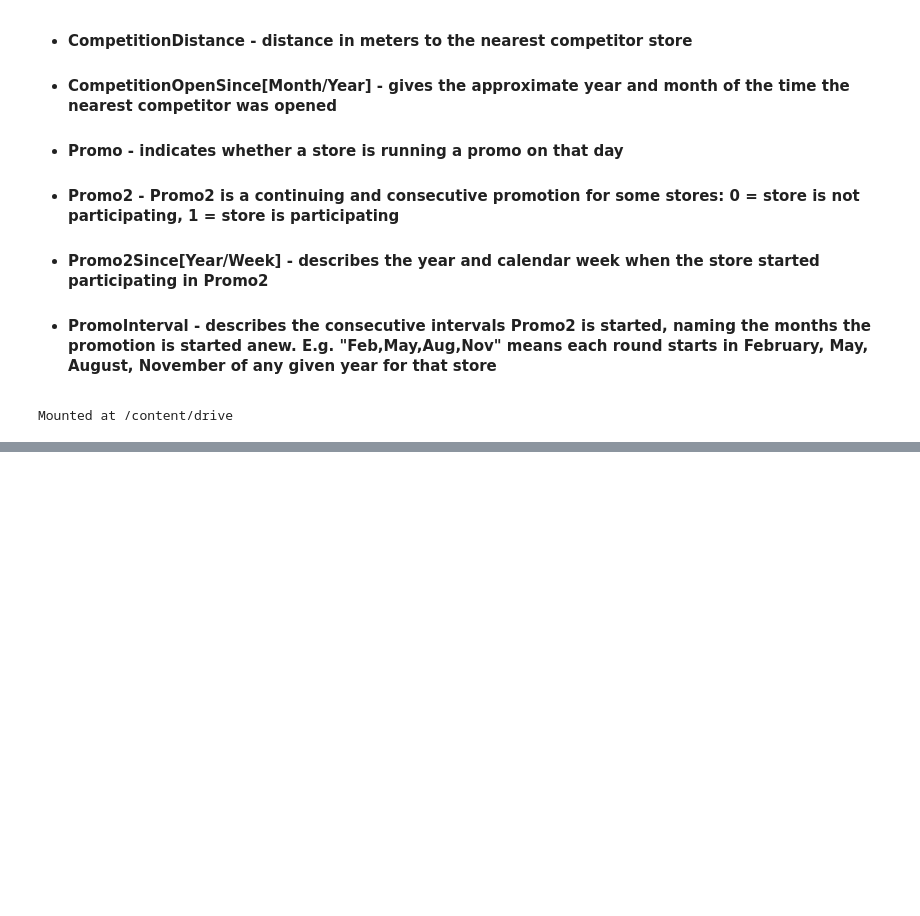
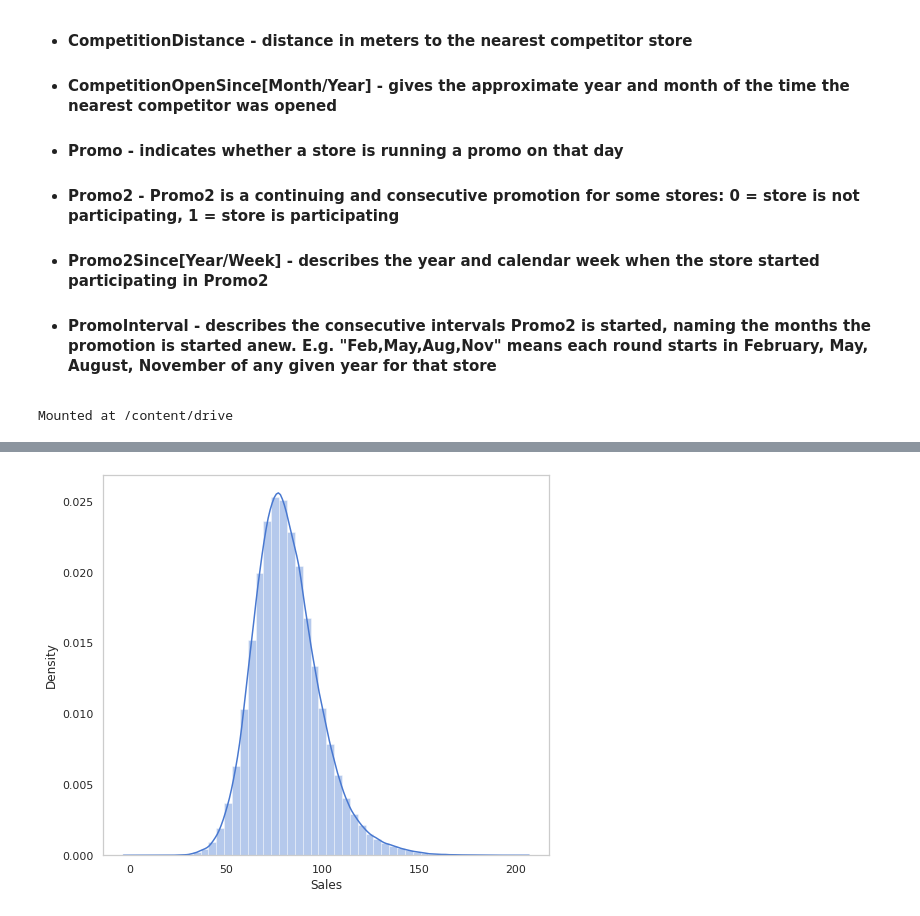
Before and after one commit to Neeraj6maths/Retail_sales_prediction, a Jupyter notebook: Copy_of_Rossmann_Sales_Prediction_Capstone_Project.ipynb, the cells around one changed output, grey strips where cells are left out. Drawn from its saved outputs; the diff is of its cells as text; code cells hidden in the pictures; blank space fills up the shorter version.

```diff
--- a/Copy_of_Rossmann_Sales_Prediction_Capstone_Project.ipynb
+++ b/Copy_of_Rossmann_Sales_Prediction_Capstone_Project.ipynb
@@ -123,0 +218,8 @@ df2.shape
+# %%
+rossmann_df['Sales'] = np.sqrt(rossmann_df['Sales'])
+# %%
+sns.set_theme(rc={'figure.figsize': (8,7)},style='whitegrid',palette='muted')
+ax = sns.distplot(rossmann_df['Sales'])
+ax.grid(False)
+# %% [output]
+[figure, added]
```
Also changed, not shown: parts of 154 cells of this notebook.
